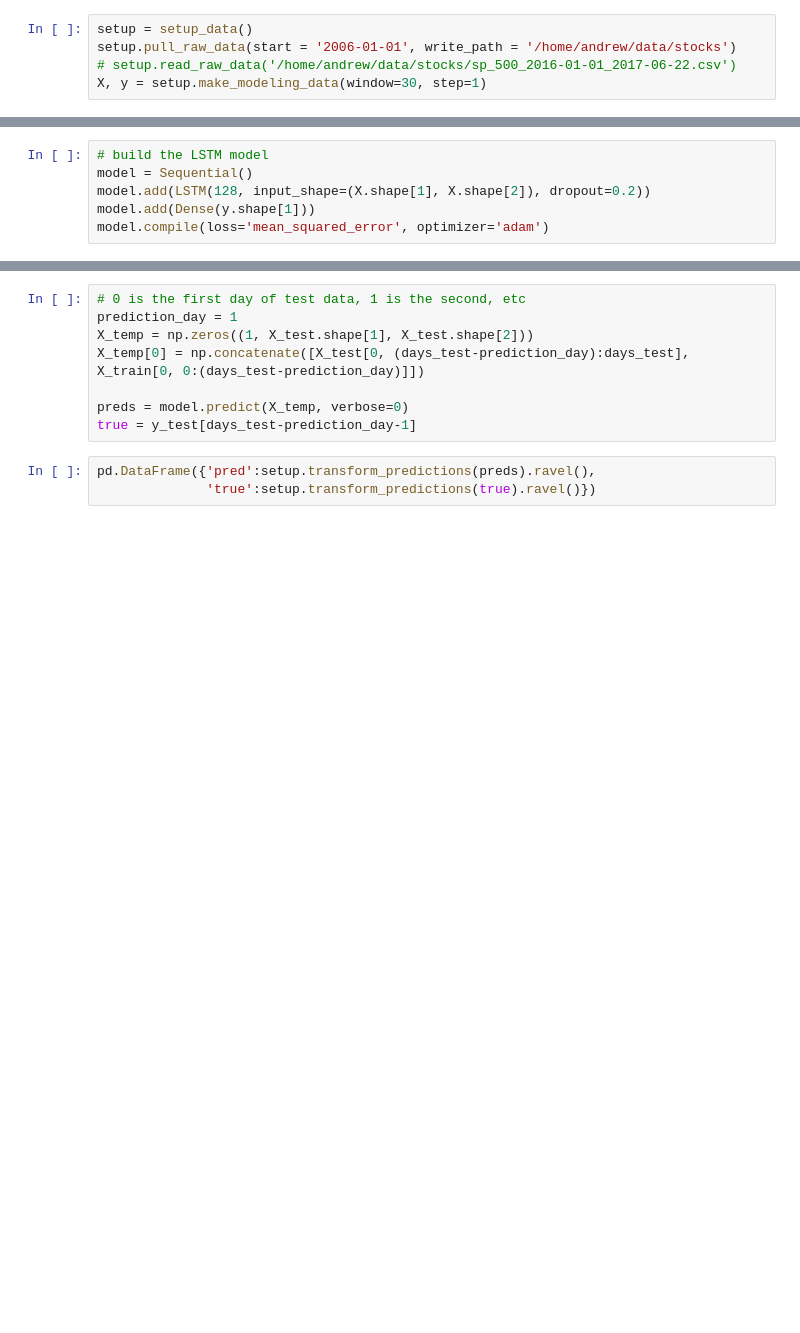
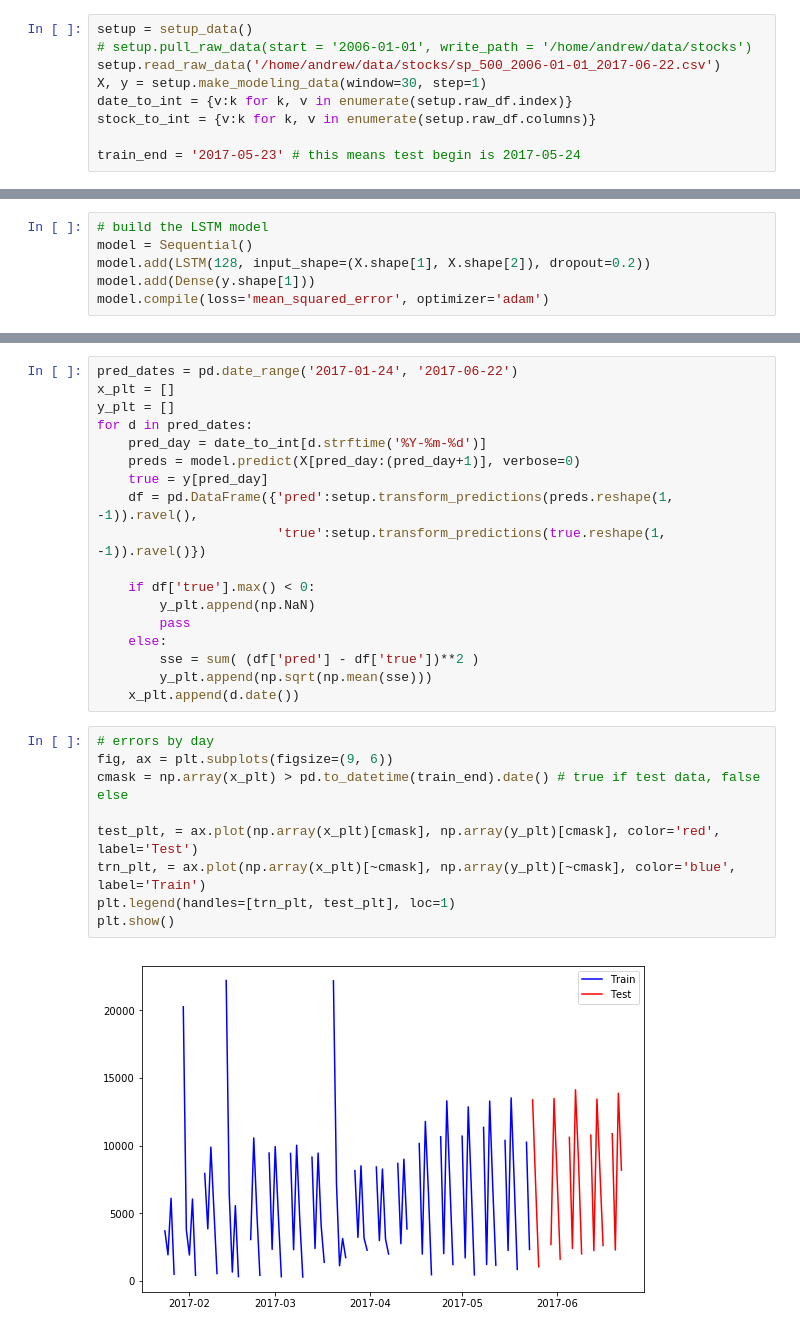
Before and after one commit to dkmehrmann/algo_trading, a Jupyter notebook: RNN_sp500.ipynb, the cells around one changed output, grey strips where cells are left out. Drawn from its saved outputs; the diff is of its cells as text; blank space fills up the shorter version.

```diff
--- a/RNN_sp500.ipynb
+++ b/RNN_sp500.ipynb
@@ -96,8 +101,12 @@ class setup_data:
         return X, y
 # %%
 setup = setup_data()
-setup.pull_raw_data(start = '2006-01-01', write_path = '/home/andrew/data/stocks')
-# setup.read_raw_data('/home/andrew/data/stocks/sp_500_2016-01-01_2017-06-22.csv')
+# setup.pull_raw_data(start = '2006-01-01', write_path = '/home/andrew/data/stocks')
+setup.read_raw_data('/home/andrew/data/stocks/sp_500_2006-01-01_2017-06-22.csv')
 X, y = setup.make_modeling_data(window=30, step=1)
+date_to_int = {v:k for k, v in enumerate(setup.raw_df.index)}
+stock_to_int = {v:k for k, v in enumerate(setup.raw_df.columns)}
+
+train_end = '2017-05-23' # this means test begin is 2017-05-24
 # %%
 ## training and test data
@@ -121,11 +149,29 @@ model.fit(X_train, y_train,
-# %%
-# 0 is the first day of test data, 1 is the second, etc
-prediction_day = 1
-X_temp = np.zeros((1, X_test.shape[1], X_test.shape[2]))
-X_temp[0] = np.concatenate([X_test[0, (days_test-prediction_day):days_test], X_train[0, 0:(days_test-prediction_day)]])
-
-preds = model.predict(X_temp, verbose=0)
-true = y_test[days_test-prediction_day-1]
-# %%
-pd.DataFrame({'pred':setup.transform_predictions(preds).ravel(),
-              'true':setup.transform_predictions(true).ravel()})
+# %%
+pred_dates = pd.date_range('2017-01-24', '2017-06-22')
+x_plt = []
+y_plt = []
+for d in pred_dates:
+    pred_day = date_to_int[d.strftime('%Y-%m-%d')]
+    preds = model.predict(X[pred_day:(pred_day+1)], verbose=0)
+    true = y[pred_day]
+    df = pd.DataFrame({'pred':setup.transform_predictions(preds.reshape(1, -1)).ravel(),
+                       'true':setup.transform_predictions(true.reshape(1, -1)).ravel()})
+
+    if df['true'].max() < 0:
+        y_plt.append(np.NaN)
+        pass
+    else:
+        sse = sum( (df['pred'] - df['true'])**2 )
+        y_plt.append(np.sqrt(np.mean(sse)))
+    x_plt.append(d.date())
+# %%
+# errors by day
+fig, ax = plt.subplots(figsize=(9, 6))
+cmask = np.array(x_plt) > pd.to_datetime(train_end).date() # true if test data, false else
+
+test_plt, = ax.plot(np.array(x_plt)[cmask], np.array(y_plt)[cmask], color='red', label='Test')
+trn_plt, = ax.plot(np.array(x_plt)[~cmask], np.array(y_plt)[~cmask], color='blue', label='Train')
+plt.legend(handles=[trn_plt, test_plt], loc=1)
+plt.show()
+# %% [output]
+[figure, added]
```
Also changed, not shown: parts of 6 cells of this notebook.
